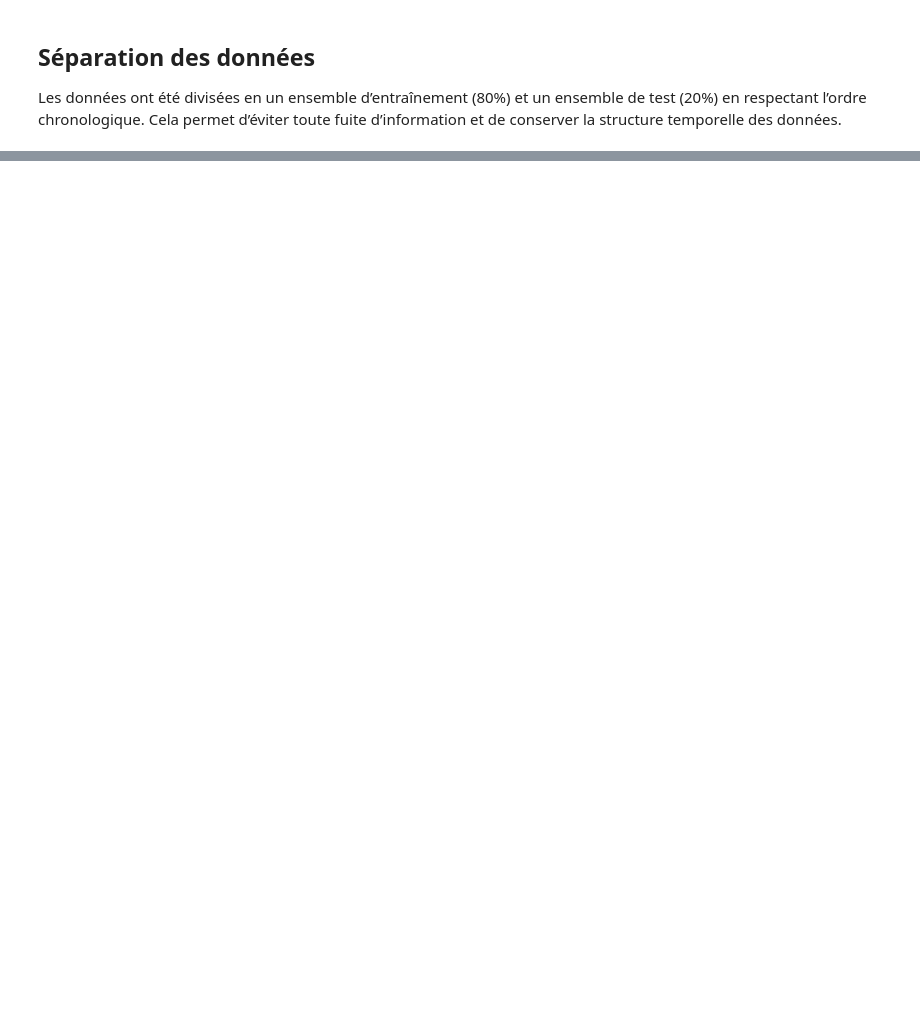
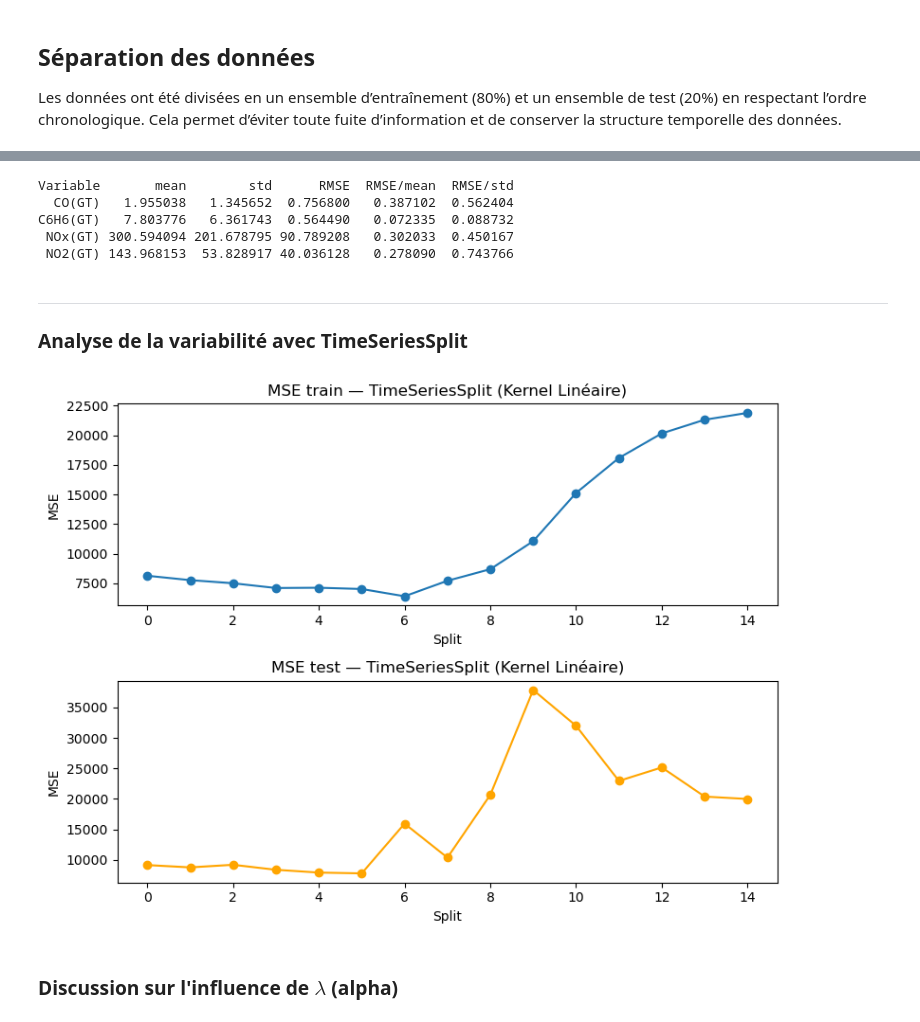
Before and after one commit to NourBouabid/regression_air_quality, a Jupyter notebook: notebook.ipynb, the cells around one changed output, grey strips where cells are left out. Drawn from its saved outputs; the diff is of its cells as text; code cells hidden in the pictures; blank space fills up the shorter version.

```diff
--- a/notebook.ipynb
+++ b/notebook.ipynb
@@ -167,7 +174,7 @@ Dataset['Datetime'] = pd.to_datetime(
 Dataset = Dataset.sort_values('Datetime')
 
 # Variables cibles
-y = Dataset[['CO(GT)', 'C6H6(GT)', 'NOx(GT)', 'NO2(GT)']]
+Y = Dataset[['CO(GT)', 'C6H6(GT)', 'NOx(GT)', 'NO2(GT)']]
 
 # Variables explicatives
 X = Dataset.drop(columns=['CO(GT)', 'C6H6(GT)', 'NOx(GT)', 'NO2(GT)', 'Date', 'Time', 'Datetime'])
@@ -190,0 +306,70 @@ Les données ont été divisées en un ensemble d’entraînement (80%) et un en
+# %%
+# Tableau comparatif RMSE / mean / std
+mean_y = Y_test[targets].mean().values
+std_y  = Y_test[targets].std().values
+
+comparaison = pd.DataFrame({
+    'Variable': targets,
+    'mean':     mean_y,
+    'std':      std_y,
+    'RMSE':     rmse_par_variable,
+    'RMSE/mean': rmse_par_variable / mean_y,
+    'RMSE/std':  rmse_par_variable / std_y
+})
+print(comparaison.to_string(index=False))
+# %% [output]
+Variable       mean        std      RMSE  RMSE/mean  RMSE/std
+  CO(GT)   1.955038   1.345652  0.756800   0.387102  0.562404
+C6H6(GT)   7.803776   6.361743  0.564490   0.072335  0.088732
+ NOx(GT) 300.594094 201.678795 90.789208   0.302033  0.450167
+ NO2(GT) 143.968153  53.828917 40.036128   0.278090  0.743766
+# %% [markdown]
+---
+### Analyse de la variabilité avec TimeSeriesSplit
+# %%
+tscv = TimeSeriesSplit(n_splits=15)
+
+mse_train_list = []
+mse_test_list  = []
+
+for train_idx, test_idx in tscv.split(X):
+    X_tr, X_te = X.iloc[train_idx], X.iloc[test_idx]
+    Y_tr, Y_te = Y.iloc[train_idx], Y.iloc[test_idx]
+
+    sc_cv = StandardScaler()
+    X_tr = sc_cv.fit_transform(X_tr)
+    X_te = sc_cv.transform(X_te)
+
+    m = KernelRidge(kernel='linear', alpha=1.0)
+    # Imputer for missing values
+    imputer_x = SimpleImputer(strategy='mean')
+    X_tr = imputer_x.fit_transform(X_tr)
+    X_te = imputer_x.transform(X_te)
+
+    imputer_y = SimpleImputer(strategy='mean')
+    Y_tr = imputer_y.fit_transform(Y_tr)
+    Y_te = imputer_y.transform(Y_te)
+
+    m.fit(X_tr, Y_tr)
+
+    mse_train_list.append(mean_squared_error(Y_tr, m.predict(X_tr)))
+    mse_test_list.append(mean_squared_error(Y_te, m.predict(X_te)))
+
+fig, (ax1, ax2) = plt.subplots(2, 1, figsize=(8, 6))
+
+ax1.plot(mse_train_list, marker='o')
+ax1.set_title("MSE train — TimeSeriesSplit (Kernel Linéaire)")
+ax1.set_xlabel("Split")
+ax1.set_ylabel("MSE")
+
+ax2.plot(mse_test_list, marker='o', color='orange')
+ax2.set_title("MSE test — TimeSeriesSplit (Kernel Linéaire)")
+ax2.set_xlabel("Split")
+ax2.set_ylabel("MSE")
+
+plt.tight_layout()
+plt.show()
+# %% [output]
+[figure, added]
+# %% [markdown]
+### Discussion sur l'influence de $\lambda$ (alpha)
```
Also changed, not shown: parts of 15 cells of this notebook.
